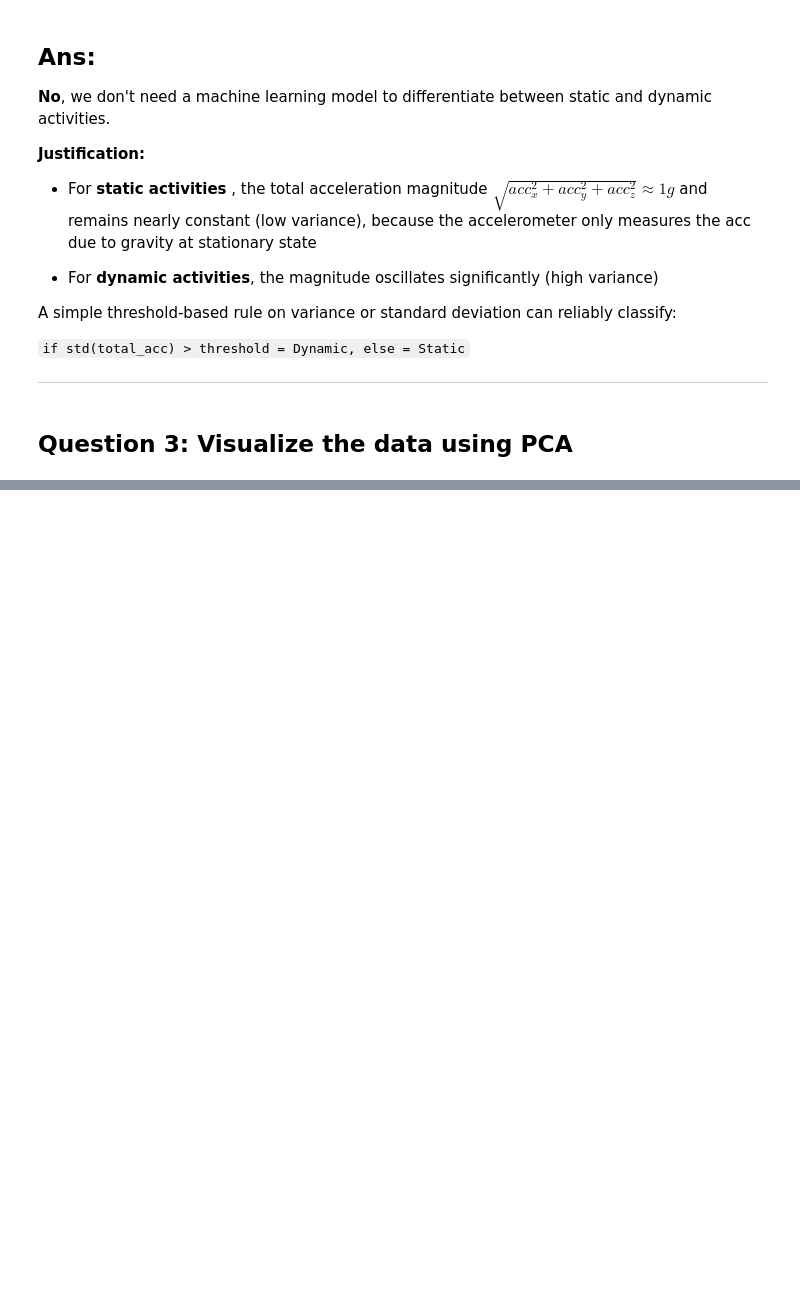
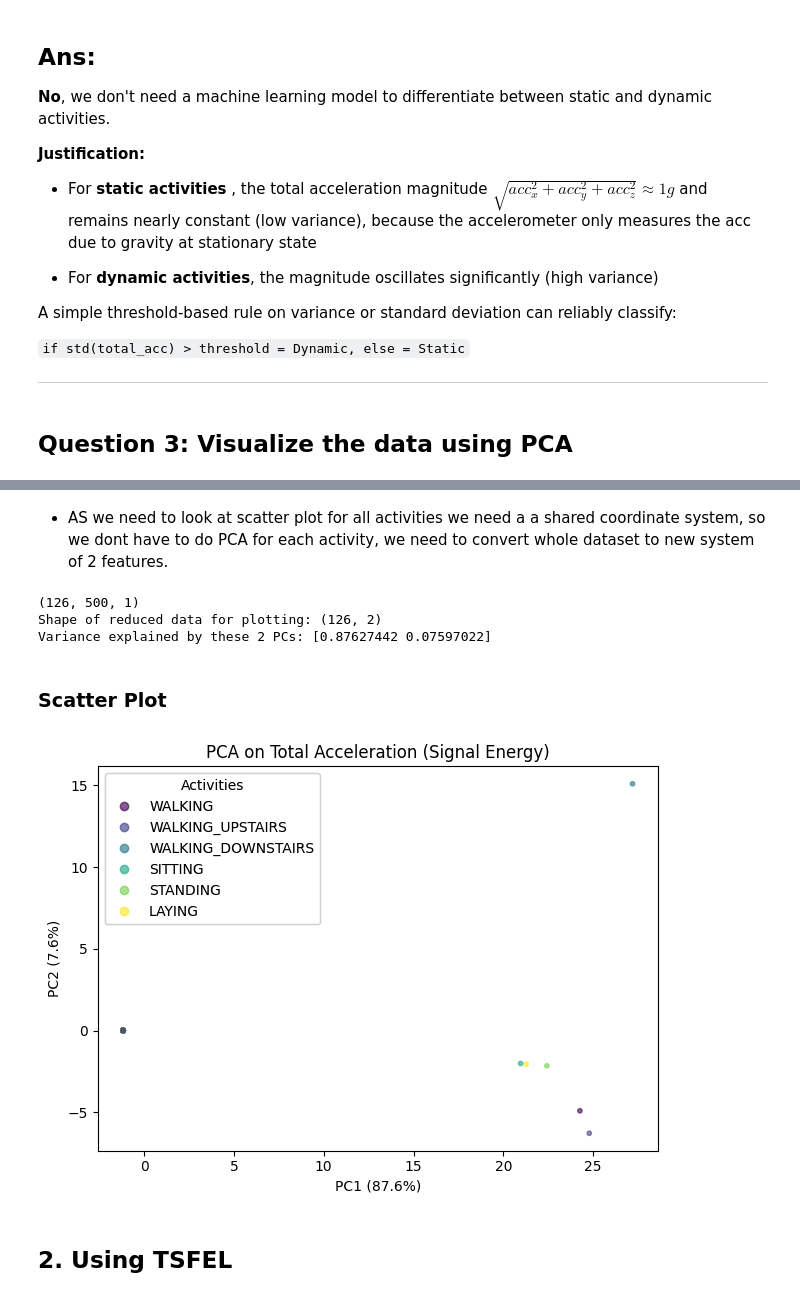
Before and after one commit to MrQuantum1915/Latent-Space, a Jupyter notebook: Human Activity Recognition/my-code/main.ipynb, the cells around one changed output, grey strips where cells are left out. Saved outputs shown, nothing was run; the diff lists cells and outputs as text; code cells hidden in the pictures; blank space fills up the shorter version.

Commit message:
done feature compression using method 1 - PCA on Tot_Acc

```diff
--- a/Human Activity Recognition/my-code/main.ipynb
+++ b/Human Activity Recognition/my-code/main.ipynb
@@ -145,3 +152,58 @@ A simple threshold-based rule on variance or standard deviation can reliably cla
+# %% [markdown]
+- AS we need to look at scatter plot for all activities we need a a shared coordinate system, so we dont have to do PCA for each activity, we need to convert whole dataset to new system of 2 features.
 # %%
 # using covaraiance matrix method as above is not used in data analysis bcz calculating covariance matrix for large datasets is computationally expensive and may not be feasible for real-time applications.
 # so we use sklearn lib, which uses SVD method internally to compute principal components efficiently. wihtout needing the space and time complexity of covariance matrix calculation.
+
+from sklearn.decomposition import PCA
+
+X_train_Tot_Acc =  np.zeros((store.shape[0], store.shape[1], 1))
+
+for i in range(store.shape[0]):
+        for j in range (store.shape[1]):
+                x_axis = store[i][j][0]
+                y_axis = store[i][j][1]
+                z_axis = store[i][j][2]
+
+                X_train_Tot_Acc[i][j][0] = x_axis**2+y_axis**2+z_axis**2
+
+
+X_train_for_PCA = X_train_Tot_Acc.reshape(X_train_Tot_Acc.shape[0], X_train_Tot_Acc.shape[1])
+# open ('X_train_Tot_Acc.txt', 'w').write(str(X_train_Tot_Acc))
+# print(X_train_Tot_Acc)
+print(X_train_Tot_Acc.shape)
+
+pca = PCA(n_components=2)
+X_reduced = pca.fit_transform(X_train_for_PCA)
+
+print(f"Shape of reduced data for plotting: {X_reduced.shape}")
+
+np.savetxt('PCA_components.csv', pca.components_, delimiter=',')
+np.savetxt('X_reduced.csv', X_reduced, delimiter=',')
+print(f"Variance explained by these 2 PCs: {pca.explained_variance_ratio_}")
+# %% [output]
+(126, 500, 1)
+Shape of reduced data for plotting: (126, 2)
+Variance explained by these 2 PCs: [0.87627442 0.07597022]
+# %% [markdown]
+### Scatter Plot
+# %%
+fig,axes = plt.subplots()
+axis = axes
+
+scatter = axis.scatter(X_reduced[:, 0], X_reduced[:, 1], c=y_train, cmap='viridis', alpha=0.6, s=10)
+handles, _ = scatter.legend_elements()
+activity_labels = [Activity_Classes[i] for i in sorted(Activity_Classes.keys())]
+legend1 = axis.legend(handles, activity_labels, title="Activities")
+axis.add_artist(legend1)
+
+axis.set_xlabel(f"PC1 ({pca.explained_variance_ratio_[0]*100:.1f}%)")
+axis.set_ylabel(f"PC2 ({pca.explained_variance_ratio_[1]*100:.1f}%)")
+axis.set_title("PCA on Total Acceleration (Signal Energy)")
+
+plt.tight_layout()
+plt.show()
+# %% [output]
+[figure, added]
+# %% [markdown]
+## 2. Using TSFEL
```
Also changed, not shown: parts of 5 cells of this notebook, 5 other files.
